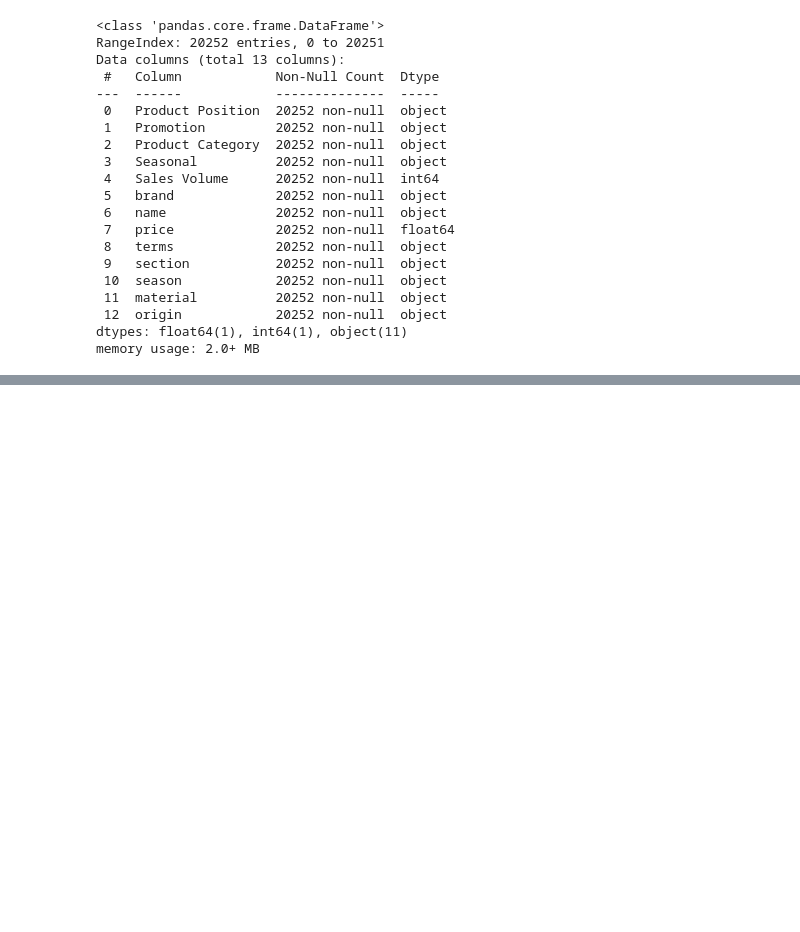
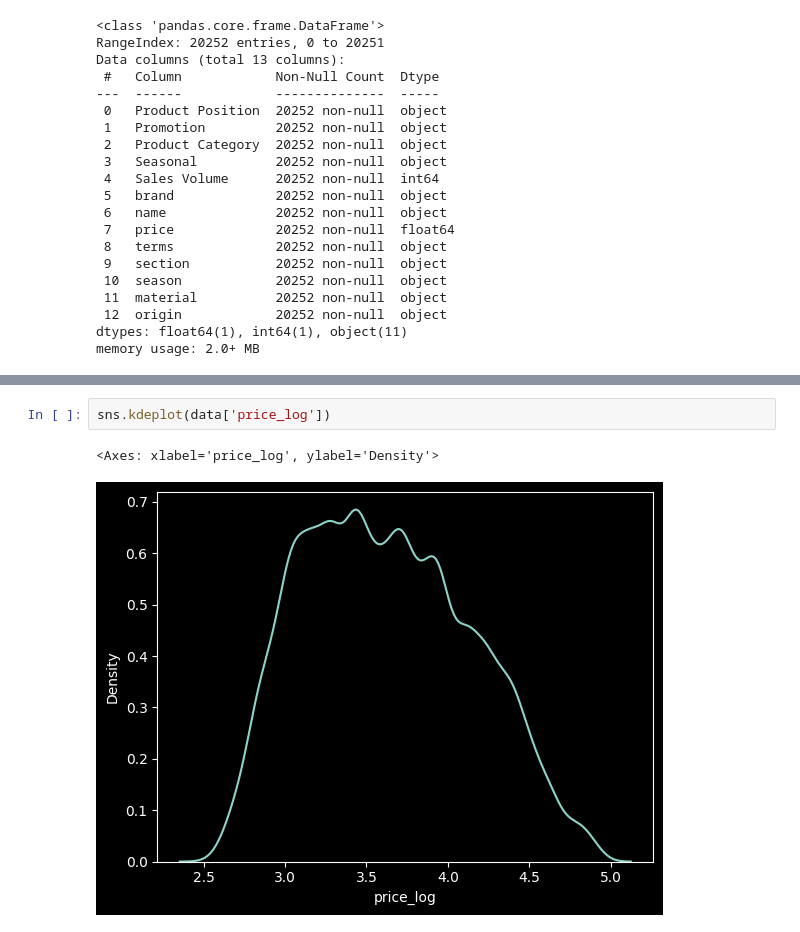
Before and after one commit to sumeet-016/Business-Sales-Data-Analysis-and-Prediction, a Jupyter notebook: DataAnalysis.ipynb, the cells around one changed output, grey strips where cells are left out. Cells and saved outputs as stored; diff of their text form; blank space fills up the shorter version.

```diff
--- a/DataAnalysis.ipynb
+++ b/DataAnalysis.ipynb
@@ -191,0 +203,5 @@ data.head()
+# %%
+sns.kdeplot(data['price_log'])
+# %% [output]
+<Axes: xlabel='price_log', ylabel='Density'>
+[figure, added]
```
Also changed, not shown: parts of 3 cells of this notebook.
